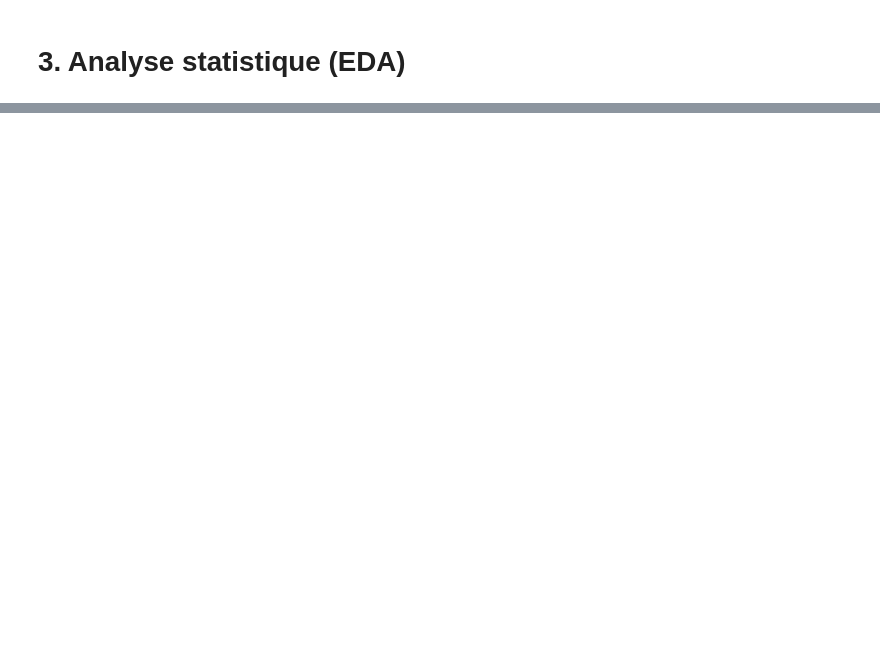
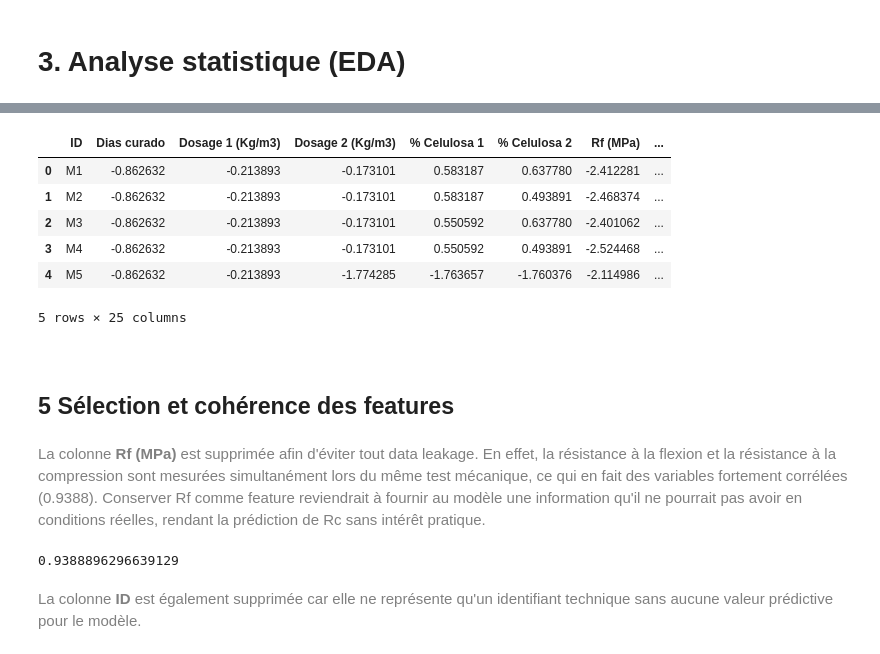
Before and after one commit to Mattbalaise/fiber-prediction-ir, a Jupyter notebook: code/statistical-analysis.ipynb, the cells around one changed output, grey strips where cells are left out. Saved outputs shown, nothing was run; the diff lists cells and outputs as text; code cells hidden in the pictures; blank space fills up the shorter version.

```diff
--- a/code/statistical-analysis.ipynb
+++ b/code/statistical-analysis.ipynb
@@ -38,0 +146,30 @@ See https://pandas.pydata.org/docs/user_guide/migration-3-strings.html#string-mi
+# %%
+scaler = StandardScaler()
+numerical_columns = data.select_dtypes(include=['float64', 'int64']).columns
+data[numerical_columns] = scaler.fit_transform(data[numerical_columns])
+data.head()
+# %% [output]
+|  | ID | Dias curado | Dosage 1 (Kg/m3) | Dosage 2 (Kg/m3) | % Celulosa 1 | % Celulosa 2 | Rf (MPa) | ... |
+| 0 | M1 | -0.862632 | -0.213893 | -0.173101 | 0.583187 | 0.637780 | -2.412281 | ... |
+| 1 | M2 | -0.862632 | -0.213893 | -0.173101 | 0.583187 | 0.493891 | -2.468374 | ... |
+| 2 | M3 | -0.862632 | -0.213893 | -0.173101 | 0.550592 | 0.637780 | -2.401062 | ... |
+| 3 | M4 | -0.862632 | -0.213893 | -0.173101 | 0.550592 | 0.493891 | -2.524468 | ... |
+| 4 | M5 | -0.862632 | -0.213893 | -1.774285 | -1.763657 | -1.760376 | -2.114986 | ... |
+5 rows × 25 columns
+# %% [markdown]
+<p></p>
+# %% [markdown]
+<h2>5 Sélection et cohérence des features</h2>
+# %% [markdown]
+<p style="color: grey;">
+La colonne <strong>Rf (MPa)</strong> est supprimée afin d'éviter tout data leakage. En effet, la résistance à la flexion et la résistance à la compression sont mesurées simultanément lors du même test mécanique, ce qui en fait des variables fortement corrélées (0.9388). Conserver Rf comme feature reviendrait à fournir au modèle une information qu'il ne pourrait pas avoir en conditions réelles, rendant la prédiction de Rc sans intérêt pratique.
+</p>
+# %%
+print(data['Rf (MPa)'].corr(data['Rc (MPa)']))
+data.drop('Rf (MPa)', axis=1, inplace=True)
+# %% [output]
+0.9388896296639129
+# %% [markdown]
+<p style="color: grey;">
+La colonne <strong>ID</strong> est également supprimée car elle ne représente qu'un identifiant technique sans aucune valeur prédictive pour le modèle.
+</p>
```
Also changed, not shown: parts of 16 cells of this notebook, 4 other files.
